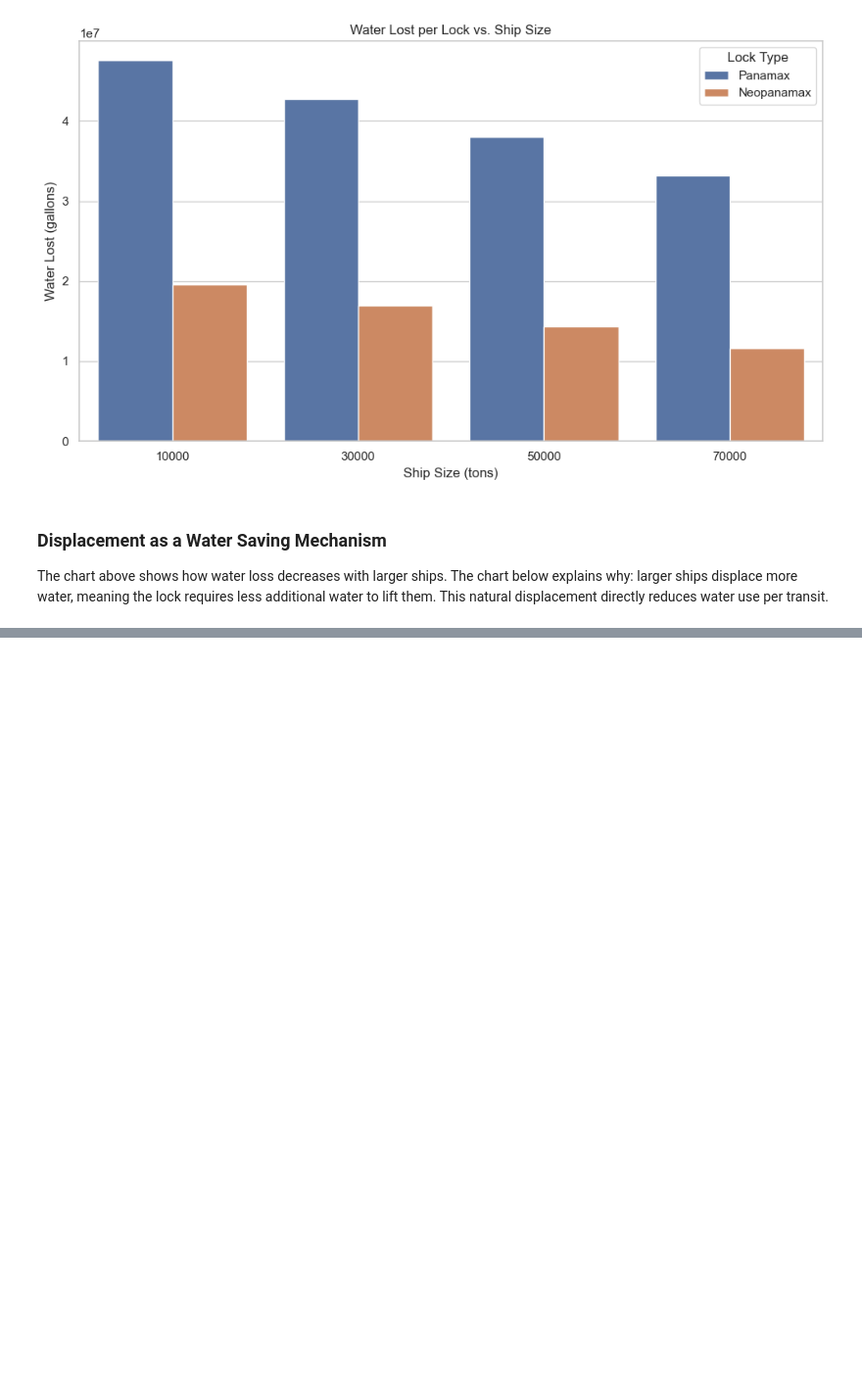
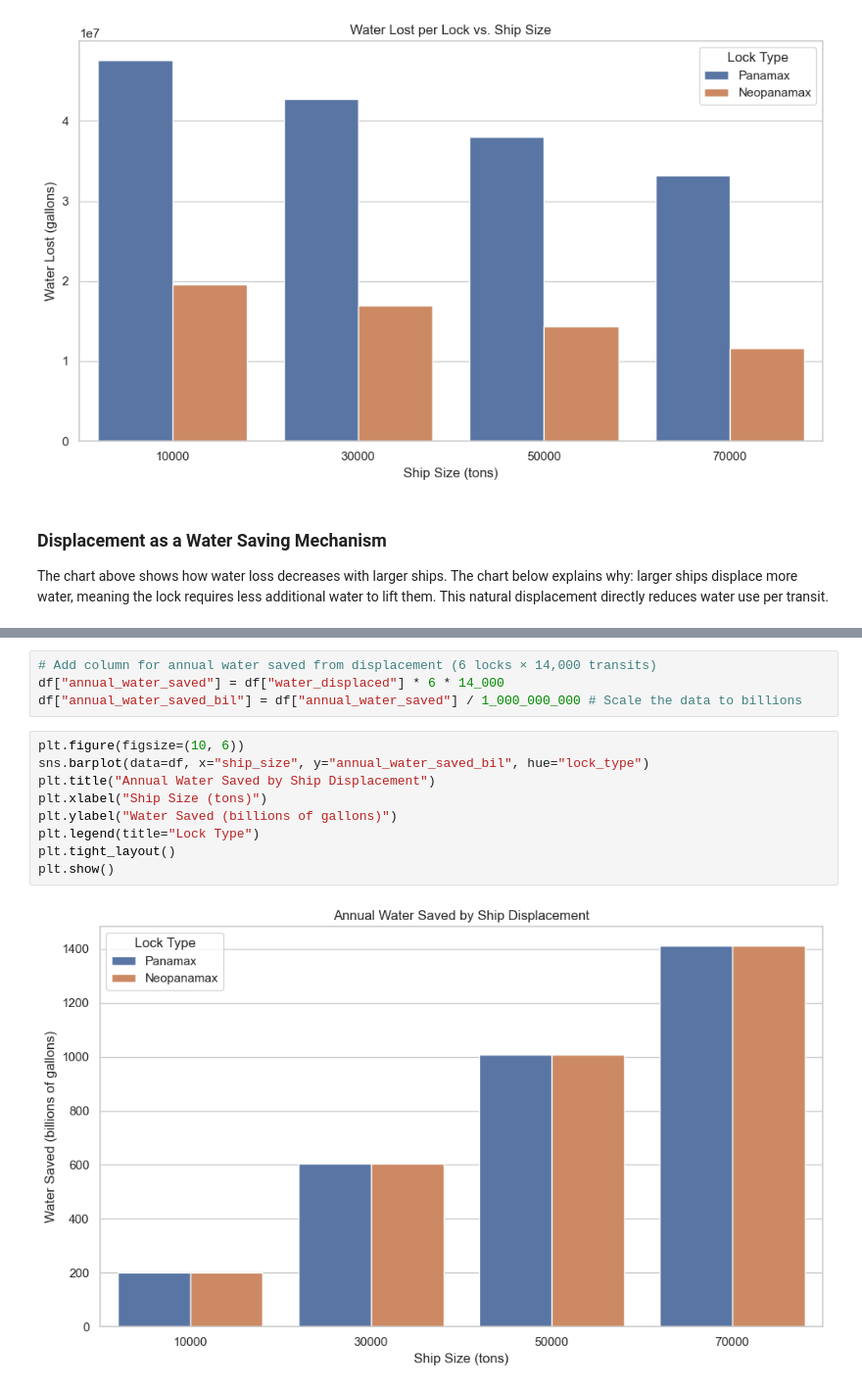
Before and after one commit to jleto6/panama-canal-data, a Jupyter notebook: canal_data.ipynb, the cells around one changed output, grey strips where cells are left out. Shown: that part at 98% size. Saved outputs shown, nothing was run; the diff lists cells and outputs as text; blank space fills up the shorter version.

Commit message:
Add annual water savings calculation and visualization

```diff
--- a/canal_data.ipynb
+++ b/canal_data.ipynb
@@ -68,0 +71,15 @@ plt.show()
+# %%
+# Add column for annual water saved from displacement (6 locks × 14,000 transits)
+df["annual_water_saved"] = df["water_displaced"] * 6 * 14_000
+df["annual_water_saved_bil"] = df["annual_water_saved"] / 1_000_000_000 # Scale the data to billions
+# %%
+plt.figure(figsize=(10, 6))
+sns.barplot(data=df, x="ship_size", y="annual_water_saved_bil", hue="lock_type")
+plt.title("Annual Water Saved by Ship Displacement")
+plt.xlabel("Ship Size (tons)")
+plt.ylabel("Water Saved (billions of gallons)")
+plt.legend(title="Lock Type")
+plt.tight_layout()
+plt.show()
+# %% [output]
+[figure, added]
```
Also changed, not shown: parts of 7 cells of this notebook.
